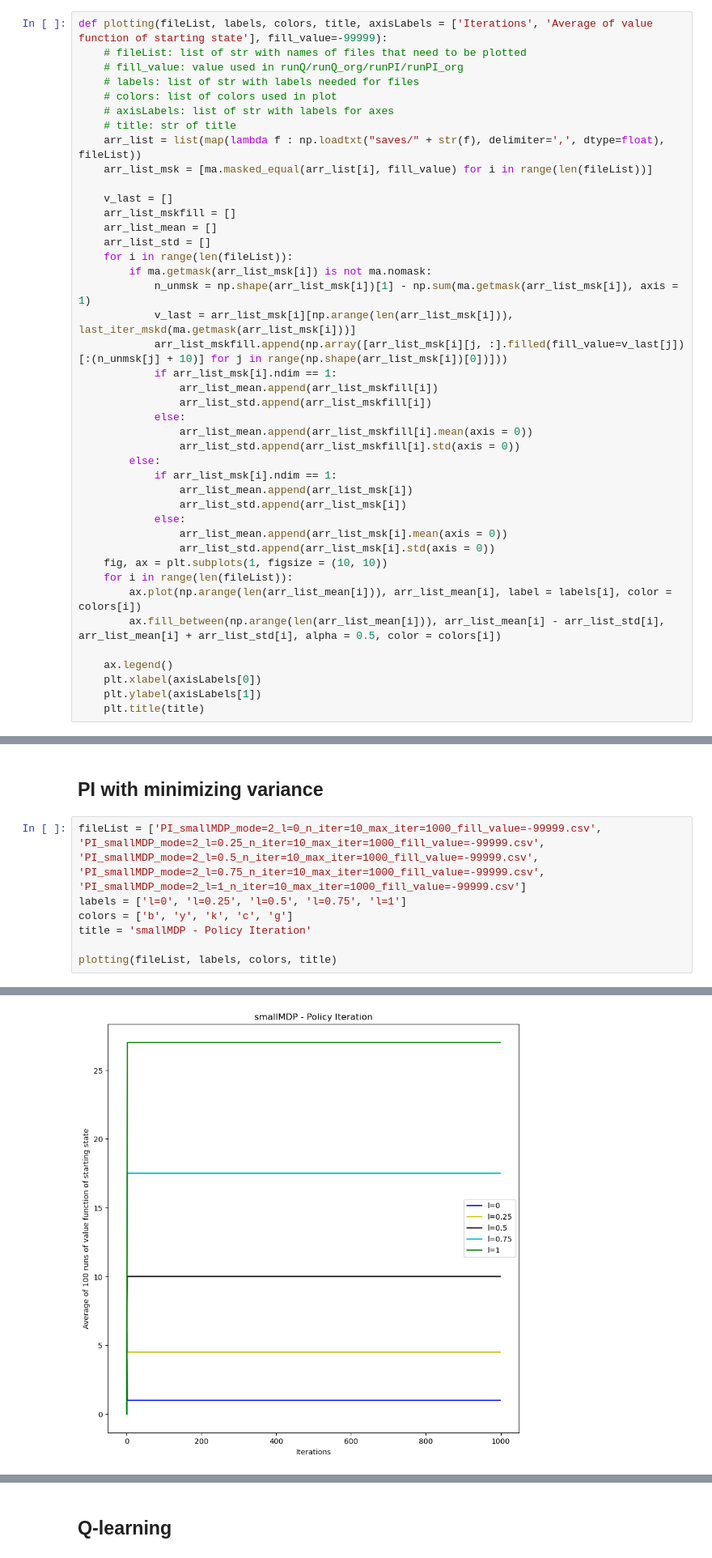
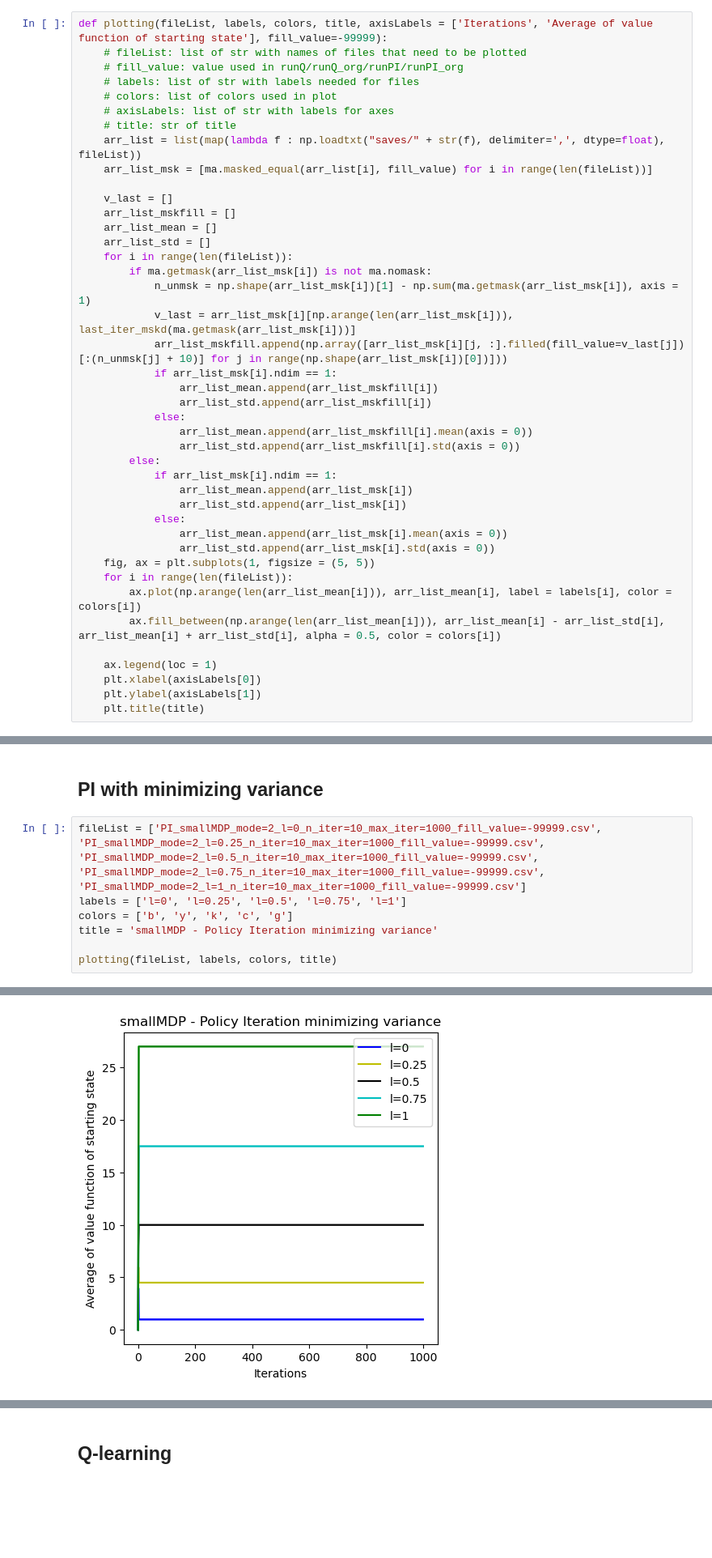
Before and after one commit to pik-gane/pymdptoolbox-satisfia, a Jupyter notebook: src/mdptoolbox/main.ipynb, the cells around one changed output, grey strips where cells are left out. Shown at 81% size. Drawn from its saved outputs; the diff is of its cells as text; blank space fills up the shorter version.

```diff
--- a/src/mdptoolbox/main.ipynb
+++ b/src/mdptoolbox/main.ipynb
@@ -187,12 +187,12 @@ def plotting(fileList, labels, colors, title, axisLabels = ['Iterations', 'Avera
             else:
                 arr_list_mean.append(arr_list_msk[i].mean(axis = 0))
                 arr_list_std.append(arr_list_msk[i].std(axis = 0))
-    fig, ax = plt.subplots(1, figsize = (10, 10))
+    fig, ax = plt.subplots(1, figsize = (5, 5))
     for i in range(len(fileList)):
         ax.plot(np.arange(len(arr_list_mean[i])), arr_list_mean[i], label = labels[i], color = colors[i])
         ax.fill_between(np.arange(len(arr_list_mean[i])), arr_list_mean[i] - arr_list_std[i], arr_list_mean[i] + arr_list_std[i], alpha = 0.5, color = colors[i])
 
-    ax.legend()
+    ax.legend(loc = 1)
     plt.xlabel(axisLabels[0])
     plt.ylabel(axisLabels[1])
     plt.title(title)
@@ -406,7 +401,7 @@ plotting_trans_div(fileList, labels, colors, title)
 fileList = ['PI_smallMDP_mode=2_l=0_n_iter=10_max_iter=1000_fill_value=-99999.csv', 'PI_smallMDP_mode=2_l=0.25_n_iter=10_max_iter=1000_fill_value=-99999.csv', 'PI_smallMDP_mode=2_l=0.5_n_iter=10_max_iter=1000_fill_value=-99999.csv', 'PI_smallMDP_mode=2_l=0.75_n_iter=10_max_iter=1000_fill_value=-99999.csv', 'PI_smallMDP_mode=2_l=1_n_iter=10_max_iter=1000_fill_value=-99999.csv']
 labels = ['l=0', 'l=0.25', 'l=0.5', 'l=0.75', 'l=1']
 colors = ['b', 'y', 'k', 'c', 'g']
-title = 'smallMDP - Policy Iteration'
+title = 'smallMDP - Policy Iteration minimizing variance'
 
 plotting(fileList, labels, colors, title)
 # %% [output]
@@ -418 +408 @@ no mask
-[figure, old version]
+[figure, new version]
```
Also changed, not shown: parts of 12 cells of this notebook, 13 other files.
